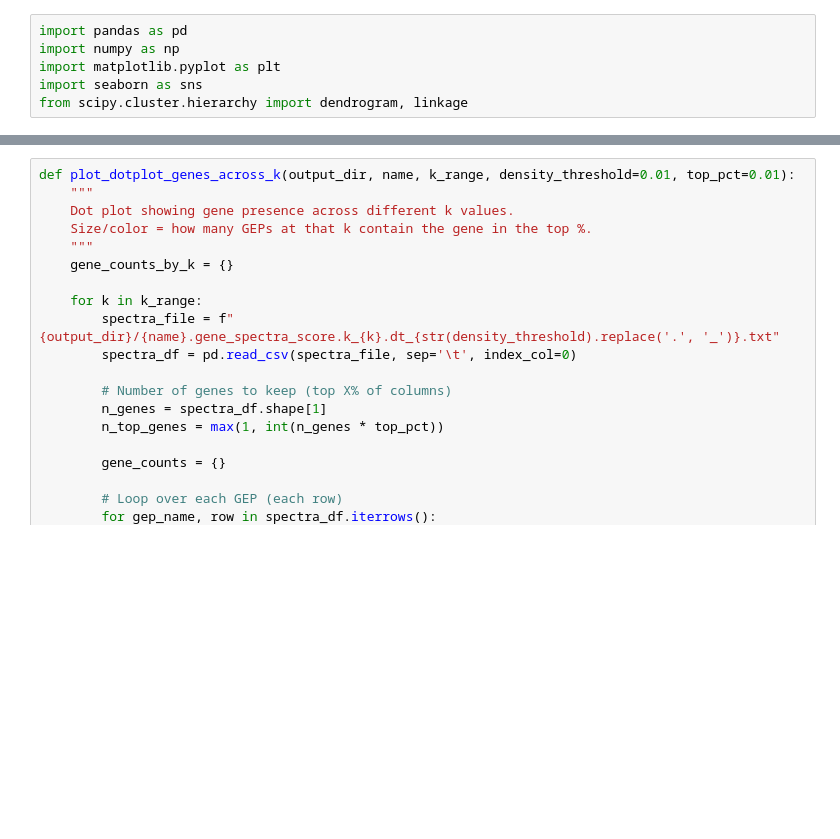
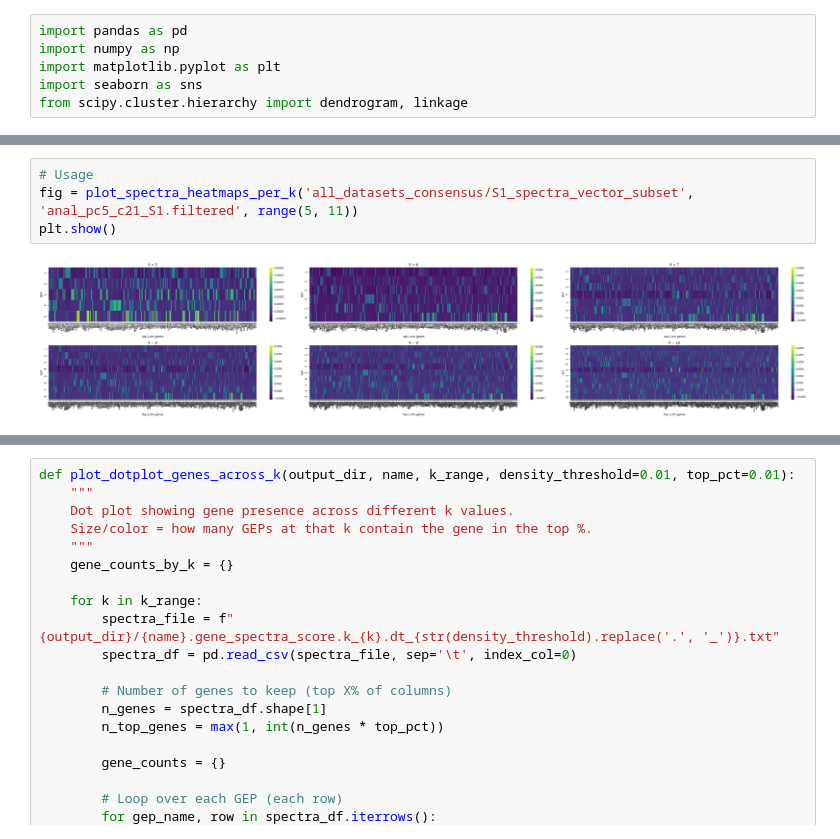
Before and after one commit to sumedhars/dinh-lab-cnmf, a Jupyter notebook: rank_top_spectral_vectors.ipynb, the cells around one changed output, grey strips where cells are left out. Cells and saved outputs as stored; diff of their text form; blank space fills up the shorter version.

```diff
--- a/rank_top_spectral_vectors.ipynb
+++ b/rank_top_spectral_vectors.ipynb
@@ -150,0 +153,6 @@ plt.show()
+# %%
+# Usage
+fig = plot_spectra_heatmaps_per_k('all_datasets_consensus/S1_spectra_vector_subset', 'anal_pc5_c21_S1.filtered', range(5, 11))
+plt.show()
+# %% [output]
+[figure, added]
```
Also changed, not shown: parts of 7 cells of this notebook, 1 other file.
